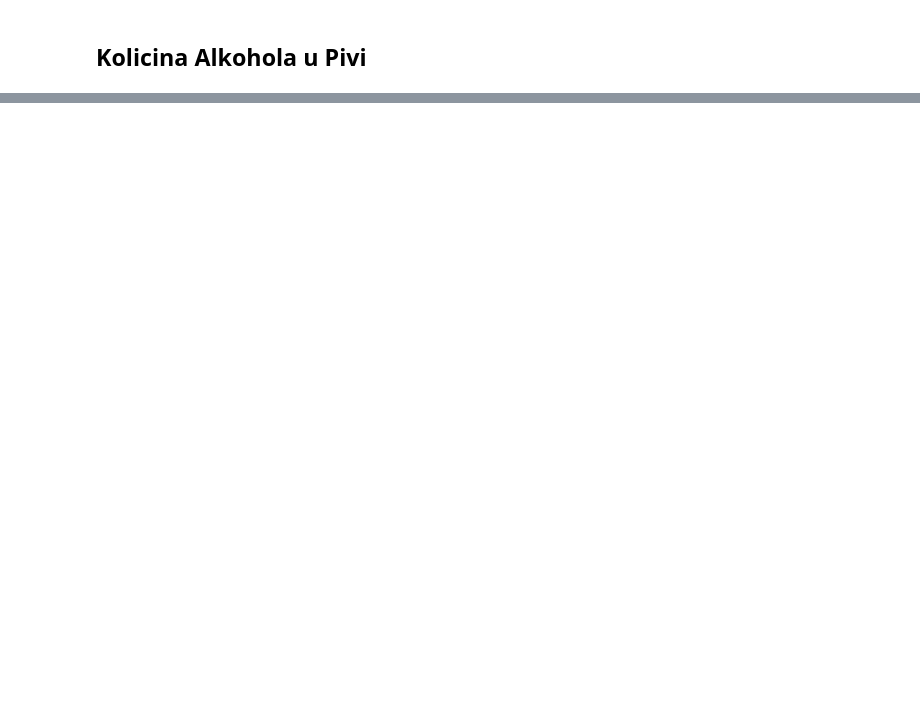
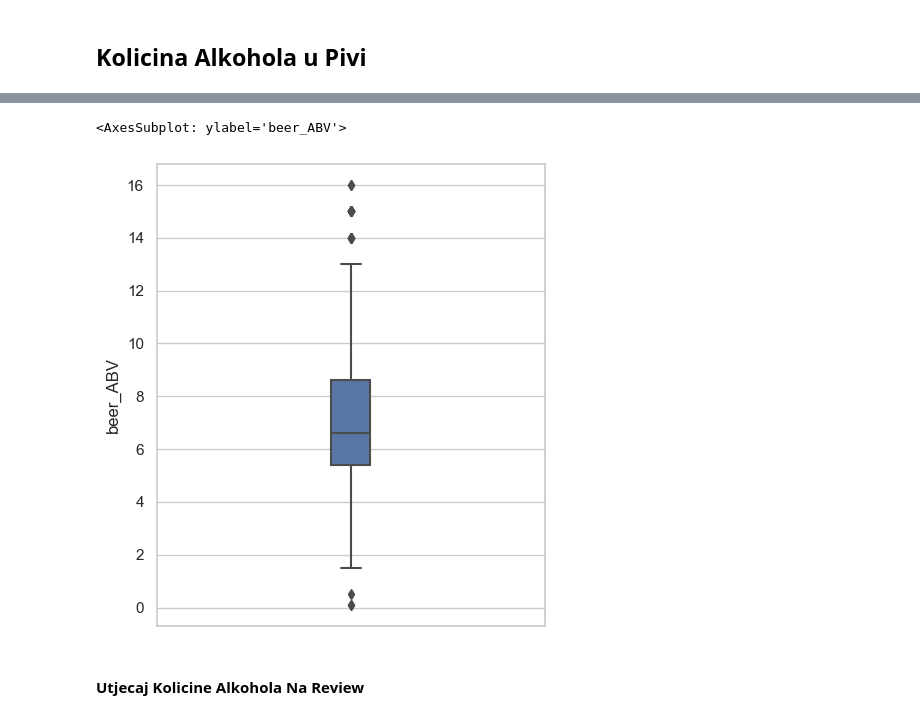
Before and after one commit to dzoricic/ratebeer-data-science-project, a Jupyter notebook: BeerProject.ipynb, the cells around one changed output, grey strips where cells are left out. Drawn from its saved outputs; the diff is of its cells as text; code cells hidden in the pictures; blank space fills up the shorter version.

```diff
--- a/BeerProject.ipynb
+++ b/BeerProject.ipynb
@@ -93,0 +185,12 @@ sns.heatmap(data)
+# %%
+alcoholVolumesQuery = "SELECT beer_ABV FROM beers"
+alcoholVolumes = sqldf(alcoholVolumesQuery)
+# %%
+plt.figure(figsize=(5,6))
+
+sns.boxplot(data = alcoholVolumes, y="beer_ABV", width=0.1)
+# %% [output]
+<AxesSubplot: ylabel='beer_ABV'>
+[figure, added]
+# %% [markdown]
+#### Utjecaj Kolicine Alkohola Na Review
```
Also changed, not shown: parts of 23 cells of this notebook, 1 other file.
